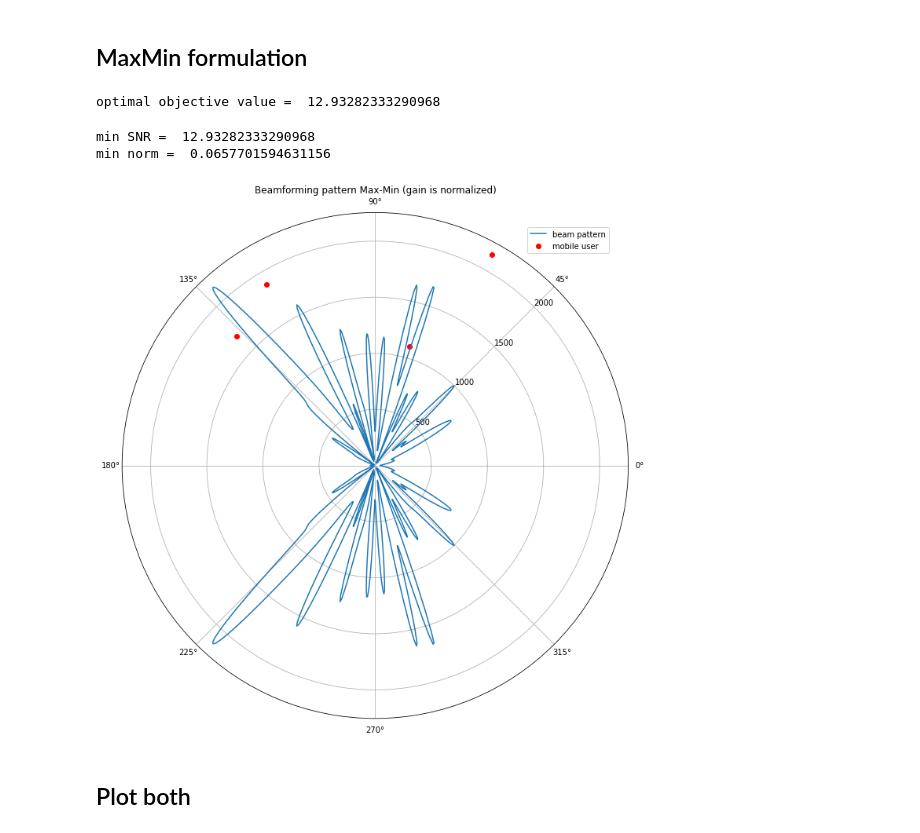
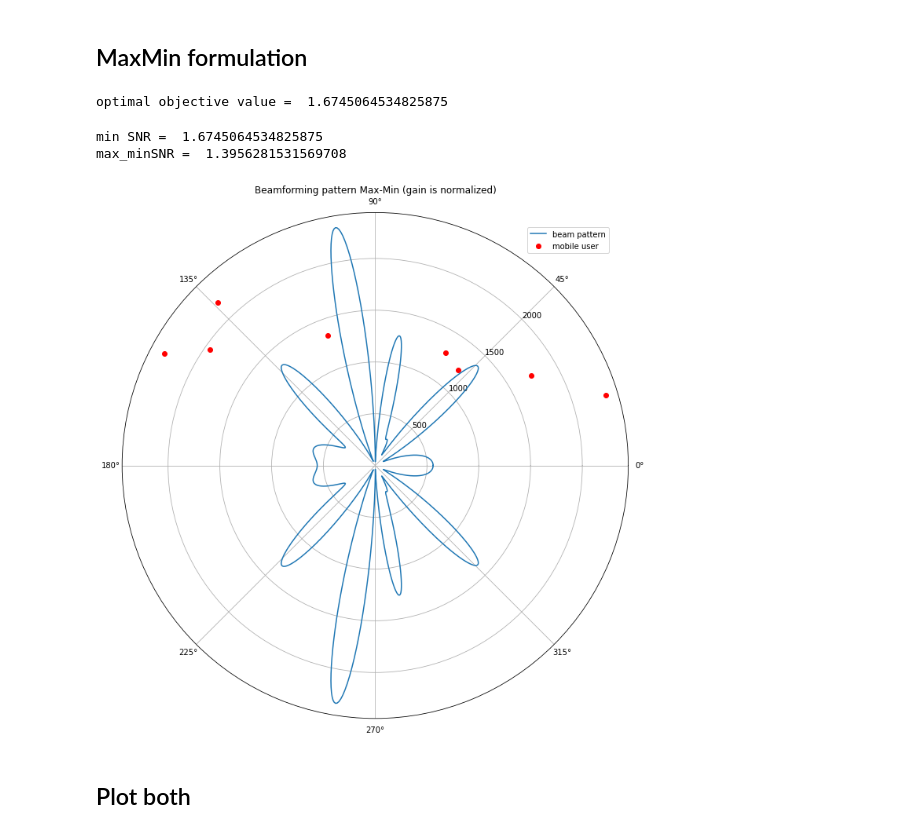
Before and after one commit to anvuongb/ece569_cvxopt_final, a Jupyter notebook: transmit_beamforming.ipynb, the cells around one changed output. Drawn from its saved outputs; the diff is of its cells as text; code cells hidden in the pictures.

```diff
--- a/transmit_beamforming.ipynb
+++ b/transmit_beamforming.ipynb
@@ -65,7 +65,8 @@ def generate_channels(angles, distances, lambda_, N, M, rho_min_qos_sigma2=1, si
     for i in range(M):
         # complex normal with zero-mean, unit-variance
         # h_i = np.random.normal(loc=0, scale=np.sqrt(2)/2, size=(N, 2)).view(np.complex128)
-        h_i = np.exp(-2j*np.pi*distances[i]/lambda_)*(np.sqrt(2)/2*(np.random.randn(N) + 1j*np.random.randn(N)).reshape((N, 1)))
+        # h_i = np.exp(-2j*np.pi*distances[i]/lambda_)*(np.sqrt(2)/2*(np.random.randn(N) + 1j*np.random.randn(N)).reshape((N, 1)))
+        h_i = np.sqrt(2)/2*(np.random.randn(N) + 1j*np.random.randn(N)).reshape((N, 1)) # no baseband gain
         h_array.append(h_i)
 
         # normalization QoS
@@ -144,6 +153,6 @@ def calc_norm2(w):
 # %%
-N = 32 # number of transmit antennas
-M = 16 # number of mobile users
+N = 8 # number of transmit antennas
+M = 8 # number of mobile users
 # P = 1 # transmit power
 
 lambda_ = 0.375 # carrier wavelength
@@ -494,7 +503,7 @@ W = cp.Variable((N, N), hermitian=True)
 t = cp.Variable(1)
 
 constraints = [W >> 0]
-constraints += [cp.real(cp.trace(W)) <= 1] # power constraint
+constraints += [cp.real(cp.trace(W)) == 1] # power constraint
 constraints += [cp.real(cp.trace(cp.matmul(W, H_array_norm_MaxMin[i]))) >= t for i in range(M)]
 
 prob = cp.Problem(cp.Maximize(t),
@@ -506,55 +515,55 @@ print("optimal objective value = ", opt)
 # print("optimal beamforming vector = ", W_opt)
 
 w_best_maxmin = None
-scal_min = np.inf
+max_minSNR = -np.inf
 for i in tqdm.tqdm(range(30*N*M)):
+# for i in tqdm.tqdm(range(5)):
     # recover randomization
     w_randA = recover_w_randA(W_opt)
     w_randB = recover_w_randB(W_opt)
     w_randC = recover_w_randC(W_opt)
 
-    scale_factor_randA = calc_norm2(w_randA)
-    scale_factor_randB = calc_norm2(w_randB)
-    scale_factor_randC = calc_norm2(w_randC)
-
-    if scale_factor_randA > 1: w_randA /= scale_factor_randA
-    if scale_factor_randB > 1: w_randB /= scale_factor_randB
-    if scale_factor_randC > 1: w_randC /= scale_factor_randC
+    # scale to norm P
+    w_randA /= np.linalg.norm(w_randA)
+    w_randB /= np.linalg.norm(w_randB)
+    w_randC /= np.linalg.norm(w_randC)
 
     w_l = [w_randA, w_randB, w_randC]
-    scal = [scale_factor_randA, scale_factor_randB, scale_factor_randC]
+    minSNR = [np.min(abs(np.matmul(np.conjugate(w_randA).T, h_array_norm_MaxMin)).ravel()),
+              np.min(abs(np.matmul(np.conjugate(w_randB).T, h_array_norm_MaxMin)).ravel()),
+              np.min(abs(np.matmul(np.conjugate(w_randC).T, h_array_norm_MaxMin)).ravel())]
 
-    w_best_tmp = w_l[np.argmin(scal)]
-    scal_min_tmp = np.min(scal)
+    w_best_tmp = w_l[np.argmax(minSNR)]
+    max_minSNR_tmp = np.max(minSNR)
 
-    if scal_min_tmp < scal_min:
+    if max_minSNR_tmp > max_minSNR:
         w_best_maxmin = w_best_tmp
-        scal_min = scal_min_tmp
+        max_minSNR = max_minSNR_tmp
 
 print("min SNR = ", t.value[0])
-print("min norm = ", scal_min)
+print("max_minSNR = ", max_minSNR**2)
 # %% [output]
-optimal objective value =  12.93282333290968
+optimal objective value =  1.6745064534825875
-min SNR =  12.93282333290968
-min norm =  0.0657701594631156
+min SNR =  1.6745064534825875
+max_minSNR =  1.3956281531569708
 # %%
-w = w_best_maxmin.ravel()
+w = (w_best_maxmin/calc_norm2(w_best_maxmin)).ravel()
 # Calculate gain and directive gain; plot on a polar chart.
 phi, g = gain(w)
 DdBi = get_directive_gain(g)
 
 fig = plt.figure(figsize=(10,10))
 ax = fig.add_subplot(projection='polar', label="meters")
 ax.plot(phi, g*np.max(distances)/np.max(g), label="beam pattern")
 # ax.plot(phi, np.log(g)*np.max(distances)/np.log(np.max(g)), label="beam pattern")
 ax.scatter(angles, distances, color="red", label="mobile user")
 # ax.set_rticks([0, 50, 100, 200, 250])
 ax.set_rlabel_position(45)
 plt.title("Beamforming pattern Max-Min (gain is normalized)")
 plt.legend()
 ax.legend(loc=(0.8,0.92))
 plt.tight_layout()
 plt.show()
 # %% [output]
-[figure, old version]
+[figure, new version]
 # %%
```
Also changed, not shown: parts of 34 cells of this notebook.
